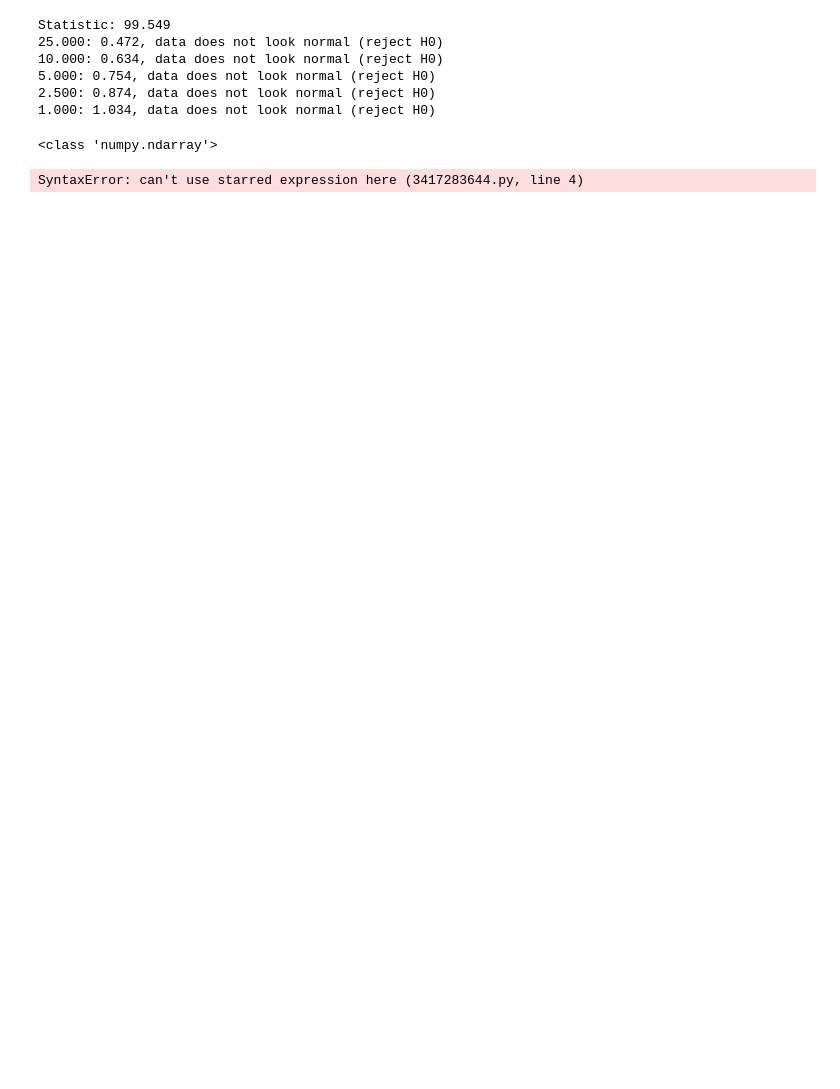
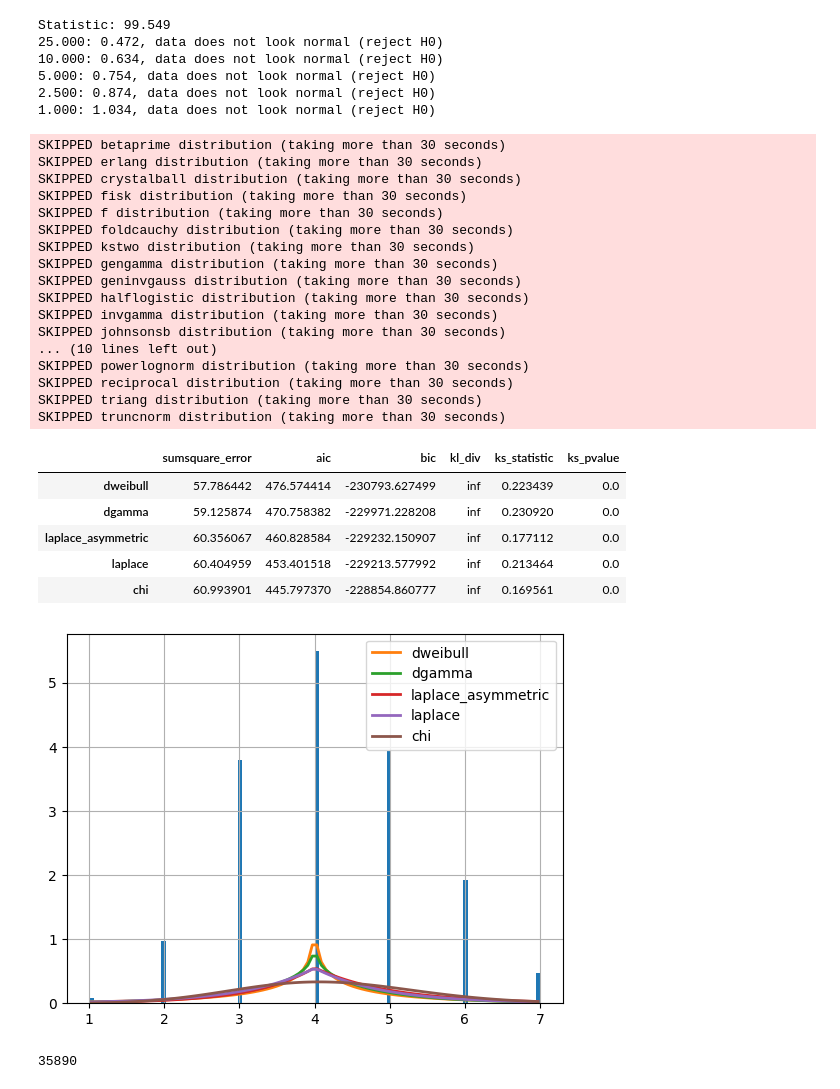
Before and after one commit to carlostbello/COMAP2023, a Jupyter notebook: src/test.ipynb, the cells around one changed output. Saved outputs shown, nothing was run; the diff lists cells and outputs as text; code cells hidden in the pictures; blank space fills up the shorter version.

```diff
--- a/src/test.ipynb
+++ b/src/test.ipynb
@@ -251,28 +251,49 @@ Statistic: 99.549
 2.500: 0.874, data does not look normal (reject H0)
 1.000: 1.034, data does not look normal (reject H0)
 # %%
+from fitter import Fitter, get_common_distributions, get_distributions
 cols = ['in1', 'in2', 'in3', 'in4', 'in5', 'in6', 'over6']
-in1 = [1 for _ in df.in1.to_numpy()]
-print(type(df.in2.to_numpy()))
-in2 = *[[2 for _ in range(length)] for length in df.in2.to_numpy()]
-in3 = [3 for length in df.in3.to_numpy()]
-in4 = [4 for length in df.in4.to_numpy()]
-in5 = [5 for length in df.in5.to_numpy()]
-in6 = [6 for length in df.in6.to_numpy()]
-over6 = [7 for length in df.over6.to_numpy()]
+in1 = [1 for _ in range(sum([length for length in df.in1.to_numpy()]))]
+in2 = [2 for _ in range(sum([length for length in df.in2.to_numpy()]))]
+in3 = [3 for _ in range(sum([length for length in df.in3.to_numpy()]))]
+in4 = [4 for _ in range(sum([length for length in df.in4.to_numpy()]))]
+in5 = [5 for _ in range(sum([length for length in df.in5.to_numpy()]))]
+in6 = [6 for _ in range(sum([length for length in df.in6.to_numpy()]))]
+over6 = [7 for _ in range(sum([length for length in df.over6.to_numpy()]))]
 
 total_guesses = in1 + in2 + in3 + in4 + in5 + in6 + over6
-print(total_guesses)
-result = stats.anderson(total_guesses, dist='norm')
+result = stats.kstest(total_guesses, stats.norm.cdf)
 
-print('Statistic: %.3f' % result.statistic)
-p = 0
-for i in range(len(result.critical_values)):
-	sl, cv = result.significance_level[i], result.critical_values[i]
-	if result.statistic < result.critical_values[i]:
-		print('%.3f: %.3f, data looks normal (fail to reject H0)' % (sl, cv))
-	else:
-		print('%.3f: %.3f, data does not look normal (reject H0)' % (sl, cv))
+plt.hist(total_guesses, bins = 7)
+f = Fitter(total_guesses, distributions=get_distributions())
+f.fit()
+f.summary()
 # %% [output]
-<class 'numpy.ndarray'>
+SKIPPED betaprime distribution (taking more than 30 seconds)
+SKIPPED erlang distribution (taking more than 30 seconds)
+SKIPPED crystalball distribution (taking more than 30 seconds)
+SKIPPED fisk distribution (taking more than 30 seconds)
+SKIPPED f distribution (taking more than 30 seconds)
+SKIPPED foldcauchy distribution (taking more than 30 seconds)
+SKIPPED kstwo distribution (taking more than 30 seconds)
+SKIPPED gengamma distribution (taking more than 30 seconds)
+SKIPPED geninvgauss distribution (taking more than 30 seconds)
+SKIPPED halflogistic distribution (taking more than 30 seconds)
+SKIPPED invgamma distribution (taking more than 30 seconds)
+SKIPPED johnsonsb distribution (taking more than 30 seconds)
+... (10 lines left out)
+SKIPPED powerlognorm distribution (taking more than 30 seconds)
+SKIPPED reciprocal distribution (taking more than 30 seconds)
+SKIPPED triang distribution (taking more than 30 seconds)
+SKIPPED truncnorm distribution (taking more than 30 seconds)
-SyntaxError: can't use starred expression here (3417283644.py, line 4)
+|  | sumsquare_error | aic | bic | kl_div | ks_statistic | ks_pvalue |
+| dweibull | 57.786442 | 476.574414 | -230793.627499 | inf | 0.223439 | 0.0 |
+| dgamma | 59.125874 | 470.758382 | -229971.228208 | inf | 0.230920 | 0.0 |
+| laplace_asymmetric | 60.356067 | 460.828584 | -229232.150907 | inf | 0.177112 | 0.0 |
+| laplace | 60.404959 | 453.401518 | -229213.577992 | inf | 0.213464 | 0.0 |
+| chi | 60.993901 | 445.797370 | -228854.860777 | inf | 0.169561 | 0.0 |
+[figure, added]
+# %%
+print(len(total_guesses))
+# %% [output]
+35890
```
Also changed, not shown: parts of 7 cells of this notebook.
